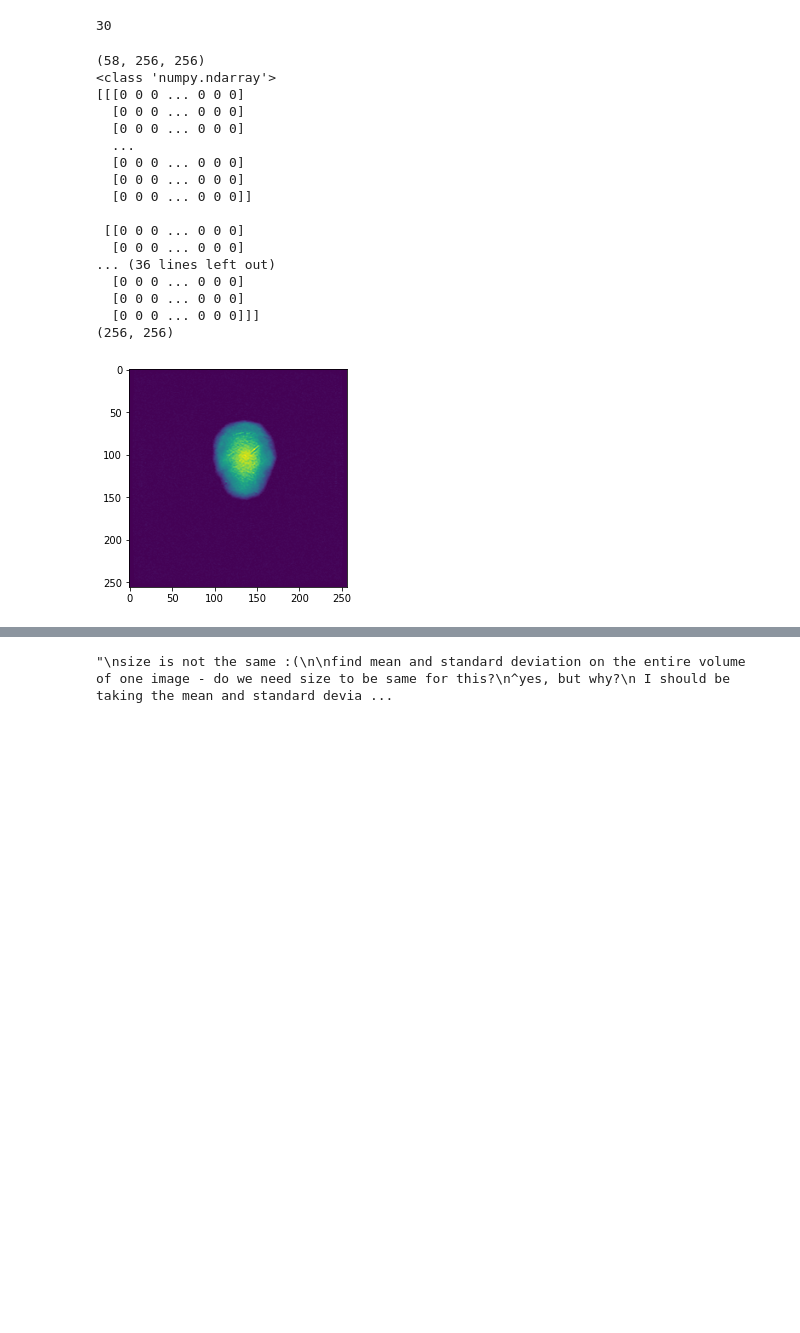
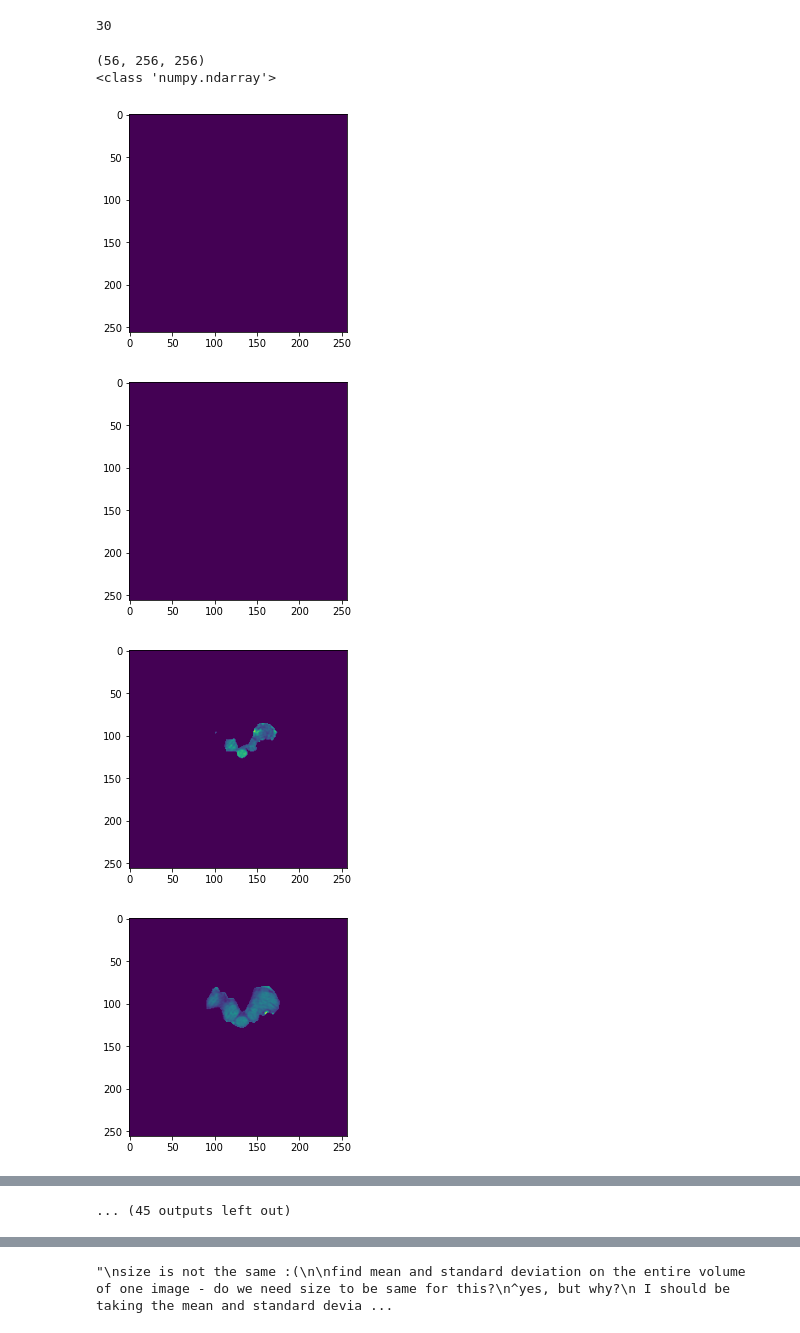
Before and after one commit to shizacharania/Brain-Tumour-Grading, a Jupyter notebook: TumourGrading.ipynb, the cells around one changed output, grey strips where cells are left out. Cells and saved outputs as stored; diff of their text form; code cells hidden in the pictures; blank space fills up the shorter version.

Commit message:
skull stripped the images and had to change up slicing/cropping the images

```diff
--- a/TumourGrading.ipynb
+++ b/TumourGrading.ipynb
@@ -112,35 +130,25 @@ print(len(img_nparrays))
 # %%
 # 1. i will look at a stack of 2d arrays (that form a 3d image) and visualize the slices for that
 import matplotlib.pyplot as plt
 import numpy as np
 
 testing_img = img_nparrays[4]
 print(testing_img.shape)
 print(type(testing_img))
 
-print(testing_img[:, :, :])
+# print(testing_img[:, :, :])
 
-brain_slice = testing_img[50, :, :] # first coordinate goes through slices from top to bottom - last 2 are basically the X and Y (|__)
-plt.imshow(brain_slice)
-print(testing_img[2, :, :].shape)
+for i in range(testing_img.shape[0]):
+  brain_slice = testing_img[i, :, :] # first coordinate goes through slices from top to bottom - last 2 are basically the X and Y (|__)
+  plt.imshow(brain_slice)
+  plt.show()
+  plt.close()
 
-plt.show()
+# print(testing_img[2, :, :].shape)
 # %% [output]
-(58, 256, 256)
+(56, 256, 256)
 <class 'numpy.ndarray'>
-[[[0 0 0 ... 0 0 0]
-  [0 0 0 ... 0 0 0]
-  [0 0 0 ... 0 0 0]
-  ...
-  [0 0 0 ... 0 0 0]
-  [0 0 0 ... 0 0 0]
-  [0 0 0 ... 0 0 0]]
-
- [[0 0 0 ... 0 0 0]
-  [0 0 0 ... 0 0 0]
-... (36 lines left out)
-  [0 0 0 ... 0 0 0]
-  [0 0 0 ... 0 0 0]
-  [0 0 0 ... 0 0 0]]]
-(256, 256)
-[figure, old version]
+[figure, new version]
+[figure, added]
+[figure, added]
+[figure, added]
@@ -147,3 +162,4 @@ plt.show()
+... (45 outputs left out)
 # %%
 count = 0
 min_slices = img_nparrays[0].shape[0]  # ig you would have to find the fewest amount of slices and then segment it that way
```
Also changed, not shown: parts of 15 cells of this notebook.
